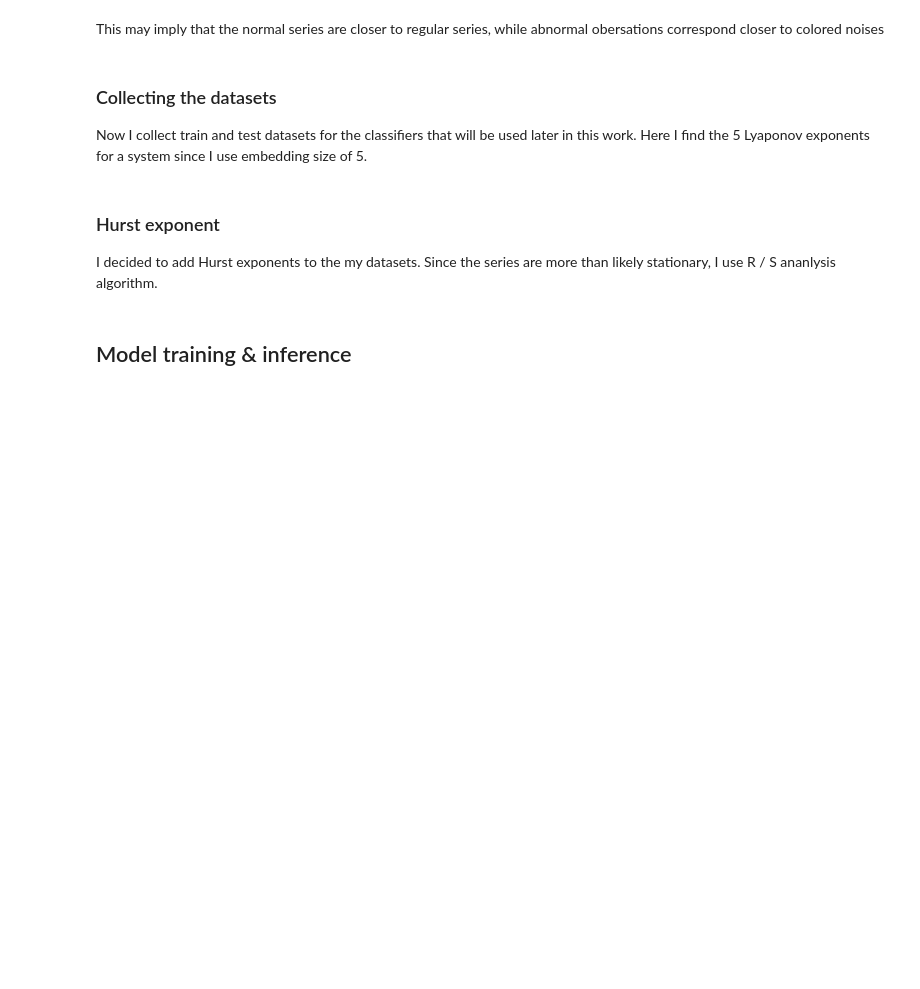
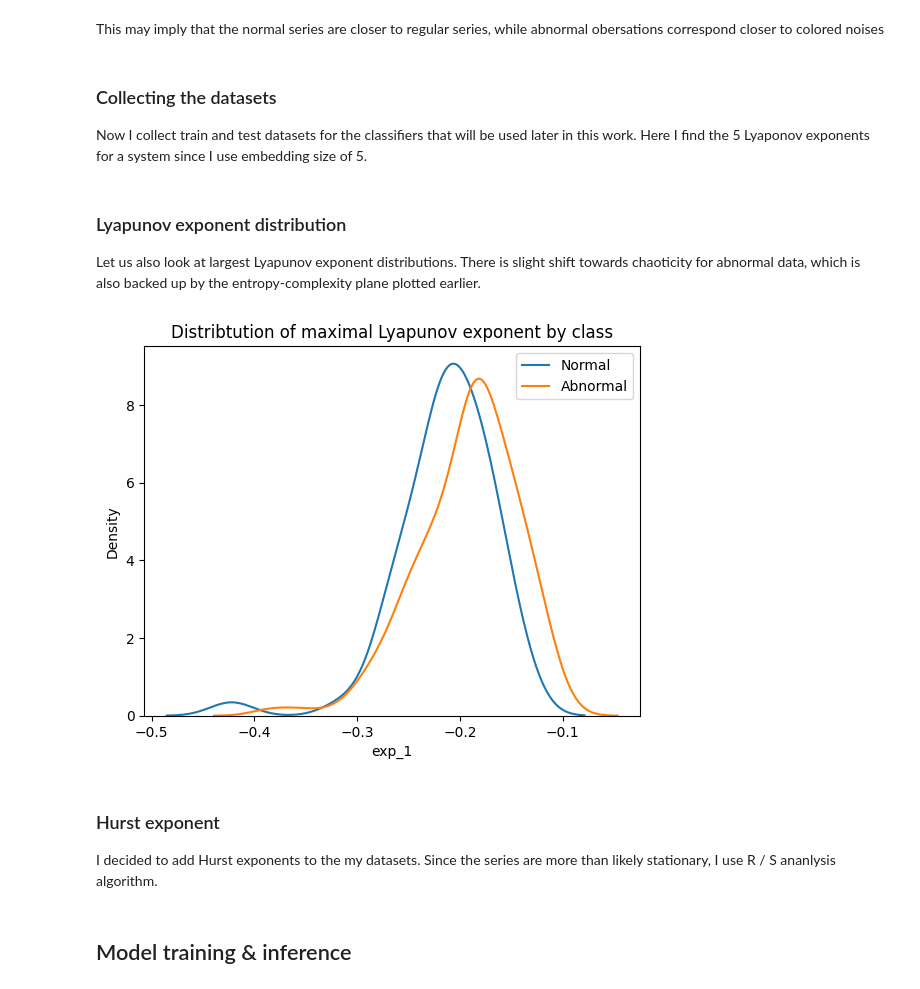
Before and after one commit to succSeeded/ts-2025, a Jupyter notebook: hw3/main.ipynb, the cells around one changed output. Saved outputs shown, nothing was run; the diff lists cells and outputs as text; code cells hidden in the pictures; blank space fills up the shorter version.

```diff
--- a/hw3/main.ipynb
+++ b/hw3/main.ipynb
@@ -437,6 +438,18 @@ for i in trange(df_test.shape[0]):
     )
 
 test = pd.DataFrame.from_dict(test, orient="index")
+# %% [markdown]
+### Lyapunov exponent distribution
+
+Let us also look at largest Lyapunov exponent distributions. There is slight shift towards chaoticity for abnormal data, which is also backed up by the entropy-complexity plane plotted earlier.
+# %%
+sns.kdeplot(train.loc[train["target"] == 0]["exp_1"], label="Normal")
+sns.kdeplot(train.loc[train["target"] == 1]["exp_1"], label="Abnormal")
+plt.title("Distribtution of maximal Lyapunov exponent by class")
+plt.legend()
+plt.show()
+# %% [output]
+[figure, added]
 # %% [markdown]
 ### Hurst exponent
 
```
Also changed, not shown: parts of 2 cells of this notebook.
